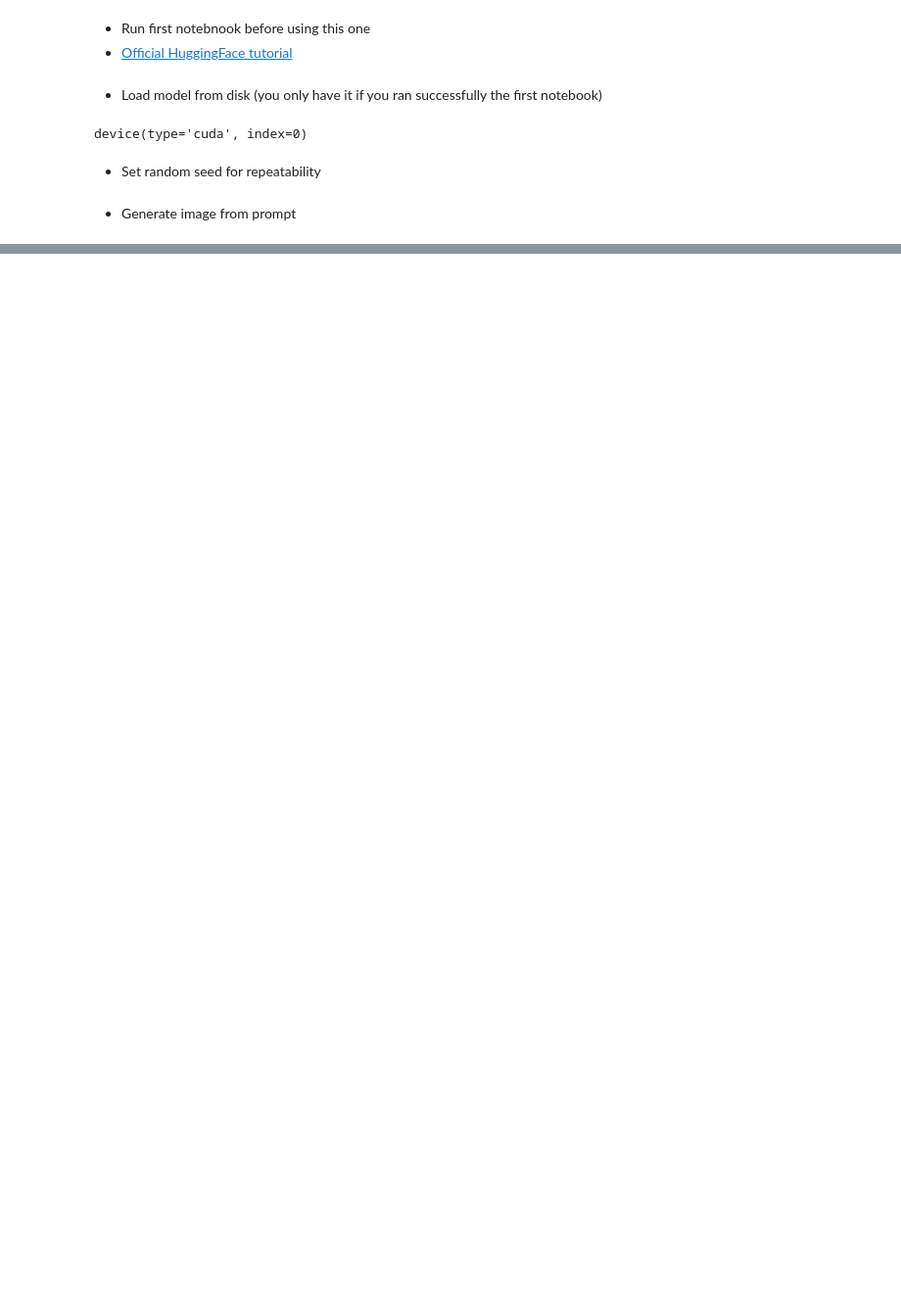
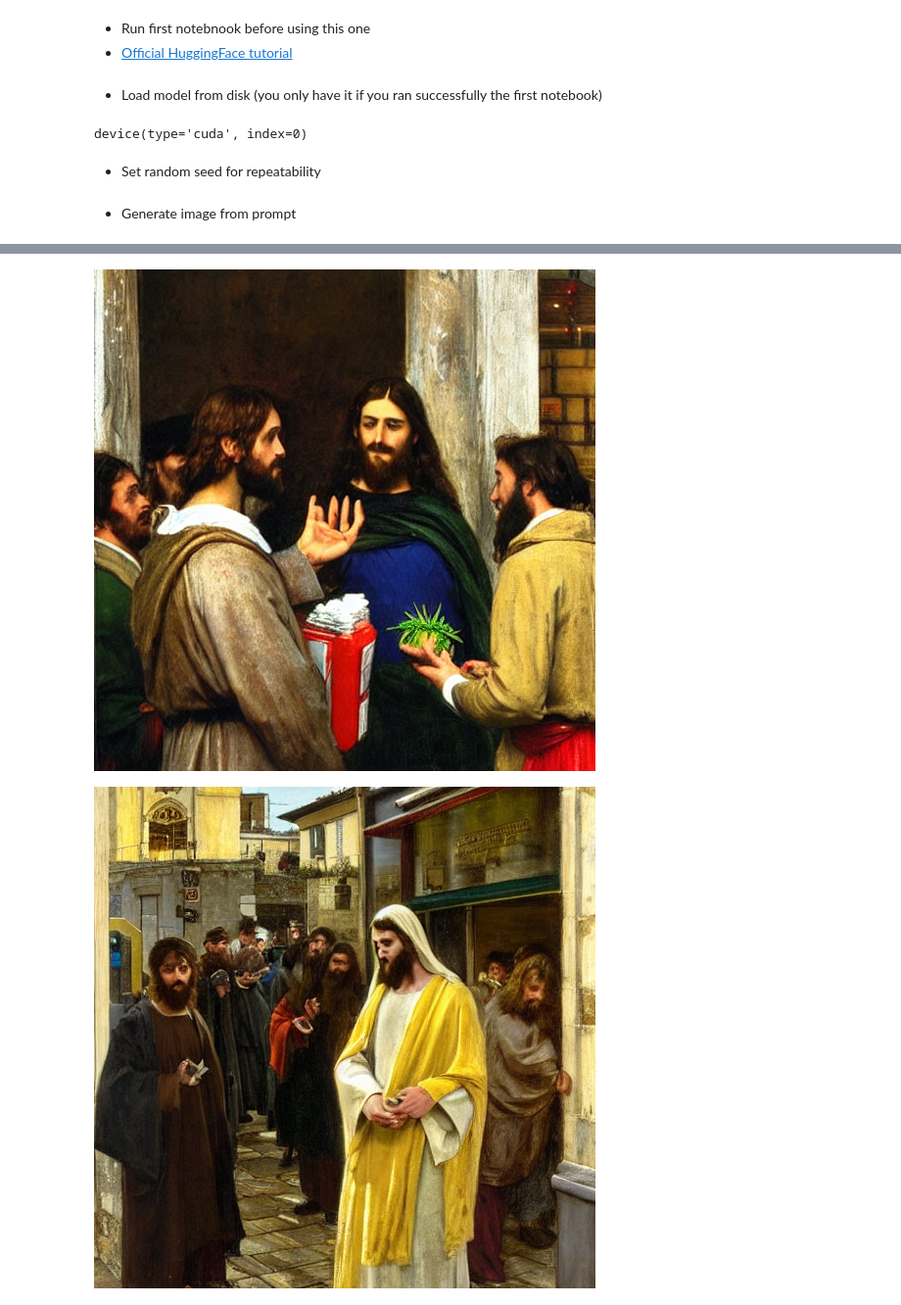
Before and after one commit to pieroit/stable-diffusion-jupyterlab-docker, a Jupyter notebook: project/02_text_to_image.ipynb, the cells around one changed output, grey strips where cells are left out. Shown at 98% size. Drawn from its saved outputs; the diff is of its cells as text; code cells hidden in the pictures; blank space fills up the shorter version.

```diff
--- a/project/02_text_to_image.ipynb
+++ b/project/02_text_to_image.ipynb
@@ -12,6 +20,6 @@ from slugify import slugify
 # %%
 model = StableDiffusionPipeline.from_pretrained(
-    'models/stable-diffusion-v1.4',
+    'models/stable-diffusion-v1.5',
     revision='fp16',
     torch_dtype=torch.float16
 )
@@ -19,6 +27,8 @@ model.to('cuda')
 model.device
 # %% [output]
 device(type='cuda', index=0)
+# %%
+model.safety_checker = (lambda images, clip_input: (images, False))
 # %% [markdown]
 - Set random seed for repeatability
 # %%
@@ -51,0 +58,17 @@ with autocast('cuda'):
+# %%
+# prompt = "zommed in jesus christ building a sand castle, jesus christ bright halo around the head, small intricate sand castle, umbrellas and towels on the beach, by John Everett Millais, oil on canvas, Pre-Raphaelite style, detailed water, sandy beach"
+# prompt = "masterwork oil on canvas of jesus christ building the perfect sandcastle by John Everett Millais"
+
+# prompt = "zoomed-in masterwork oil on canvas, portrait of jesus christ man holding two icecream cones, forest in the background, by John Everett Millais"
+
+# prompt = "jesus christ in a bathrobe, holding an icecream cone in the right hand, standing in the swimming pool side, his parents garden in the background, by John Everett Millais, detailed leaves, intricate detail, chestnut tree and strawberry plants, big mac boxes laying in the background"
+
+# prompt = "jesus christ in a rollercoaster car, holding an icecream cone in the right hand, standing in disneyland park, disney characters in the background, by John Everett Millais, detailed leaves, intricate detail, intricate disneyland park in the background"
+
+# prompt = "jesus christ standing in front of disneyland castle and gardens by John Everett Millais intricately detailed flora preraphaelite disney decors zoom on jesus christ face"
+# prompt = "saint with halo Jesus Christ man holding a hamburger in front of a very detailed macdonalds restaurant in nazareth by John Everett Millais"
+prompt = "Jesus Christ man detailed face handing out bigmac hamburgers in front of a macdonalds restaurant in nazareth by John Everett Millais"
+make_n_images(prompt)
+# %% [output]
+[figure, added]
+[figure, added]
```
Also changed, not shown: parts of 3 cells of this notebook, 2 other files.
